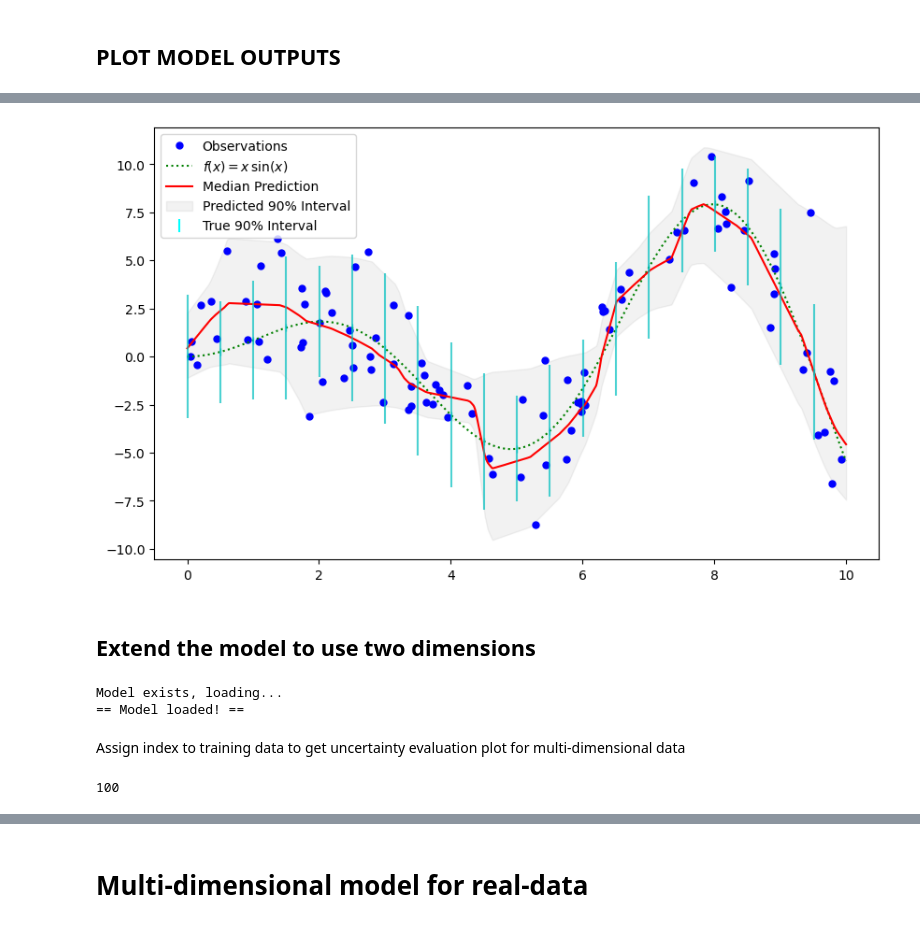
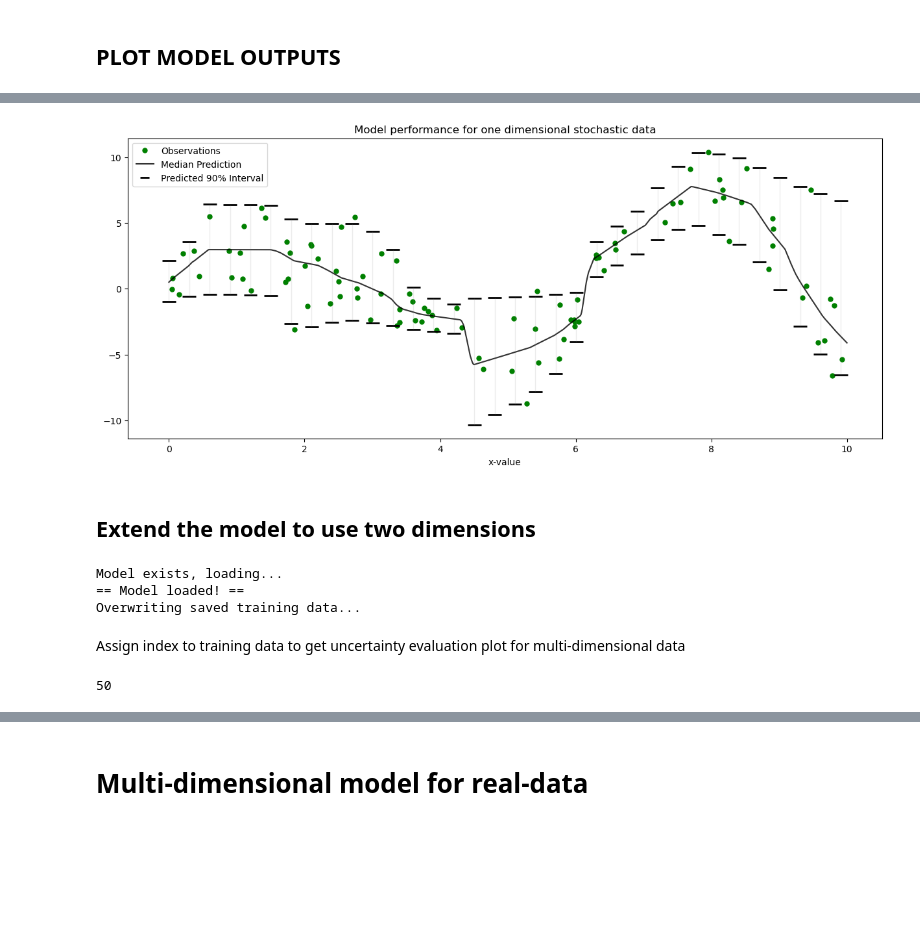
Before and after one commit to mxnurmi/miska-aalto-data-science-project, a Jupyter notebook: project_notebook.ipynb, the cells around one changed output, grey strips where cells are left out. Saved outputs shown, nothing was run; the diff lists cells and outputs as text; code cells hidden in the pictures; blank space fills up the shorter version.

Commit message:
Updated plots and added handling for categorical value

```diff
--- a/project_notebook.ipynb
+++ b/project_notebook.ipynb
@@ -315,50 +317,69 @@ def f(x):
 # Generate data
 X = np.atleast_2d(np.random.uniform(0, 10.0, size=100)).T
 X = X.astype(np.float32)
 y = f(X).ravel()
 dy = 1.5 + 1.0 * np.random.random(y.shape)
 noise = np.random.normal(0, dy)
 y += noise
 y = y.astype(np.float32)
 
-# Predict percentiles using the model
 xx = np.atleast_2d(np.linspace(0, 10, 1000)).T
 xx = xx.astype(np.float32)
-predicted_percentiles = learner.predict(xx) # Assuming this gives [lower, median, upper]
+predicted_percentiles = learner.predict(xx)  # Assuming this gives [lower, median, upper]
 y_lower_pred, y_pred, y_upper_pred = predicted_percentiles[:, 0], predicted_percentiles[:, 1], predicted_percentiles[:, 2]
 
 # Calculate dynamic true percentiles for each point in xx
 dy_xx = 1.5 + 1.0 * np.random.random(xx.shape[0])  # Ensure dy_xx matches the length of xx
 y_lower_true = f(xx).ravel() - 1.645 * dy_xx  # 10th percentile
 y_upper_true = f(xx).ravel() + 1.645 * dy_xx  # 90th percentile
 
 # Plotting
-plt.figure(figsize=(10, 6))
-plt.plot(X, y, 'b.', markersize=10, label='Observations')
-plt.plot(xx, f(xx), 'g:', label=u'$f(x) = x\,\sin(x)$')
-plt.plot(xx, y_pred, 'r-', label='Median Prediction')
-plt.fill_between(xx.ravel(), y_lower_pred, y_upper_pred, alpha=0.1, color='gray', label='Predicted 90% Interval')
+plt.figure(figsize=(15, 6))
+plt.plot(X, y, 'g.',markersize=10, label='Observations')
+#plt.plot(xx, f(xx), 'g:', label=u'$f(x) = x\,\sin(x)$')
+plt.plot(xx, y_pred, 'Black', label='Median Prediction', alpha=0.8)
 
-# Add vertical bars for true percentiles at regular intervals
-interval = 50  # Interval for placing the vertical bars
+indexing = xx.ravel()
+
+# Add vertical whiskers for predicted percentiles at regular intervals
+interval = 30  # Interval for placing the vertical bars
 for i in range(0, len(xx), interval):
-    x_val = xx.ravel()[i]
-    lower_val = y_lower_true[i]
-    upper_val = y_upper_true[i]
-    plt.errorbar(x_val, (lower_val + upper_val) / 2, yerr=[[(upper_val - lower_val) / 2]], fmt='c|', alpha=0.7)
+    x_val = indexing[i]
 
-vertical_bar_proX_2 = Line2D([0], [0], linestyle='none', marker='|', color='cyan', markersize=10, markeredgewidth=1.5)
+    lower_val_pred = y_lower_pred[i]
+    upper_val_pred = y_upper_pred[i]
+
+    median_val_pred = y_pred[i]
+
+
+    median_value = (y_upper_pred[i] + y_lower_pred[i]) / 2
+    lower_error = y_pred[i] - y_lower_pred[i]
+    upper_error = y_upper_pred[i] - y_pred[i]
+
+
+    plt.hlines(upper_val_pred, x_val - 0.1, x_val + 0.1, color='black', linewidth=2)
+    plt.hlines(lower_val_pred, x_val - 0.1, x_val + 0.1, color='black', linewidth=2)
+    #plt.errorbar(x_val, median_value, yerr=[[(upper_error - lower_error]], fmt='c|', alpha=0.7)
+    plt.errorbar(x_val, median_val_pred, yerr=[[lower_error], [upper_error]], fmt='grey', alpha=0.15, capthick=2, elinewidth=1)
+
+#¤vertical_bar_true = Line2D([0], [0], linestyle='none', marker='|', color='grey', markersize=10, markeredgewidth=1.5)
 
 # Automatically generate default legend handles and labels
 handles, labels = plt.gca().get_legend_handles_labels()
 # Append the custom handler for the vertical bars
-handles.append(vertical_bar_proX_2)
-labels.append('True 90% Interval')
+
+legend_prediction = Line2D([0], [0], linestyle='none', marker='_', color='black', markersize=10, markeredgewidth=2)
+handles.append(legend_prediction)
+labels.append('Predicted 90% Interval')
+
+plt.title("Model performance for one dimensional stochastic data")
+plt.xlabel("x-value")
+
 plt.legend(handles=handles, labels=labels, loc="best")
 
 plt.show()
 # %% [output]
-[figure, old version]
+[figure, new version]
 # %% [markdown]
 ## Extend the model to use two dimensions
 # %%
@@ -498,24 +519,27 @@ model_2_name = "two_dimensional_input_model"
 handle_model(model_2_name, model_2, X_2, y_2, learner_2, epochs)
 
 # Save data for replicability
-np.save("./saved_training_data/multi_dimensional_mocked_X.npy", X_2)
-np.save("./saved_training_data/multi_dimensional_mocked_y.npy", y_2)
+if OVERWRITE == True:
+    print("Overwriting saved training data...")
+    np.save("./saved_training_data/multi_dimensional_mocked_X.npy", X_2)
+    np.save("./saved_training_data/multi_dimensional_mocked_y.npy", y_2)
 # %% [output]
 Model exists, loading...
 == Model loaded! ==
+Overwriting saved training data...
 # %% [markdown]
 Assign index to training data to get uncertainty evaluation plot for multi-dimensional data
 # %%
 # generate some data to test upon
-X_test = np.atleast_2d(np.random.uniform(0, 10.0, size=100)).T
+X_test = np.atleast_2d(np.random.uniform(0, 10.0, size=50)).T
 X_test = X_test.astype(np.float32)
-Y_test = np.atleast_2d(np.random.uniform(0, 10.0, size=100)).T
+Y_test = np.atleast_2d(np.random.uniform(0, 10.0, size=50)).T
 Y_test = Y_test.astype(np.float32)
 
 test_data = np.concatenate([X_test, Y_test], axis=1)
 print(len(test_data))
 # %% [output]
-100
+50
 # %%
 Y_test.shape
 # %% [output]
```
Also changed, not shown: parts of 29 cells of this notebook.
